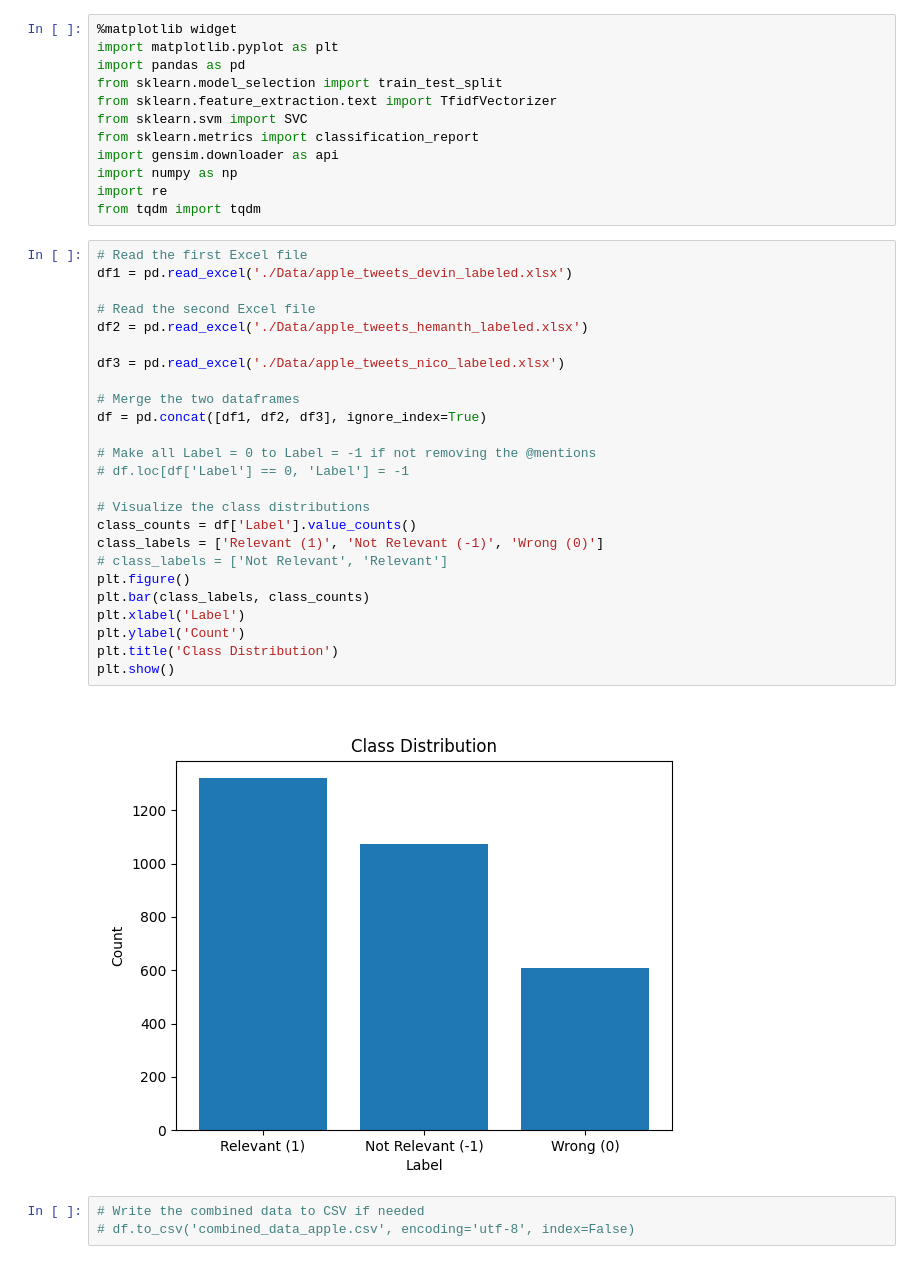
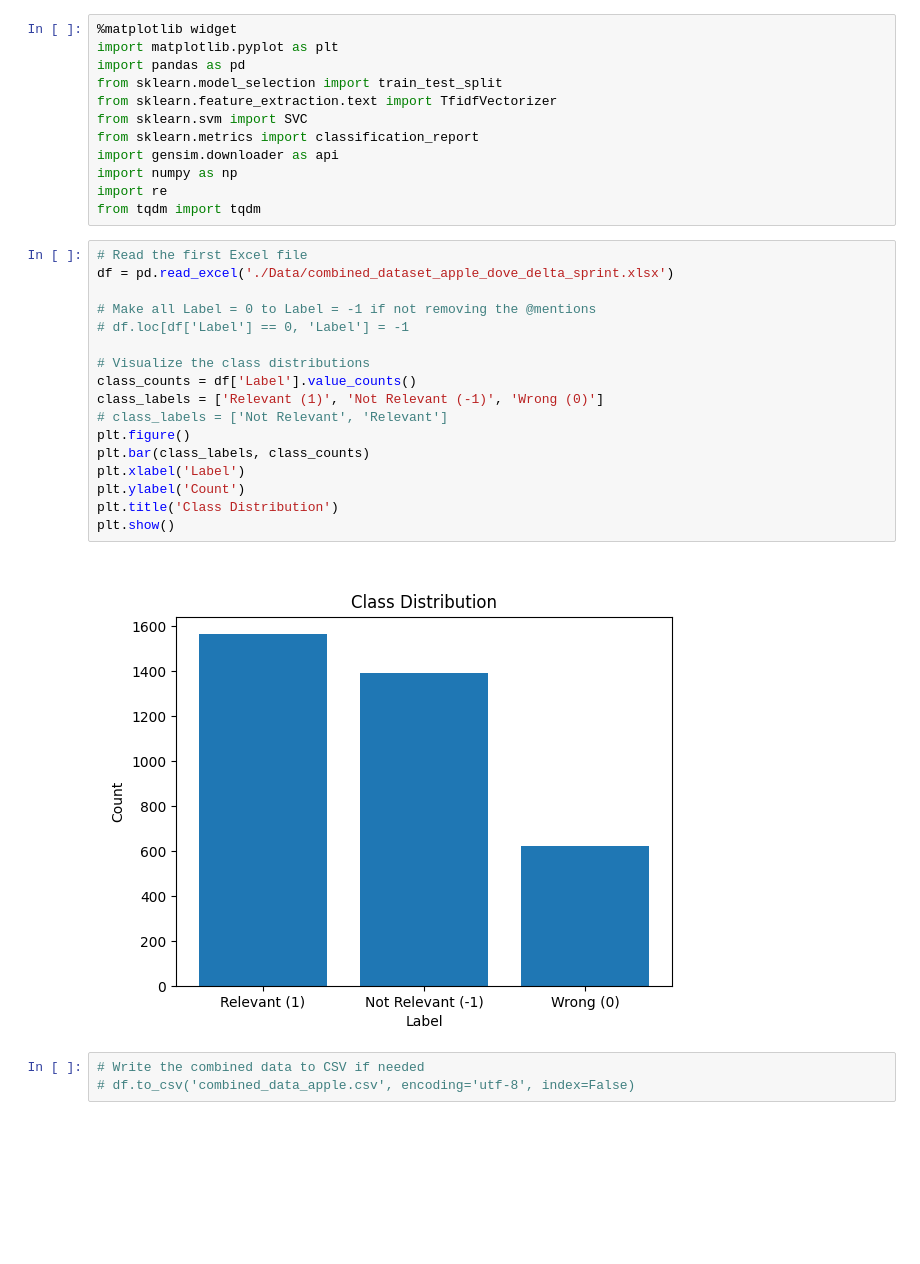
Before and after one commit to hemanth-nakshatri/Keyword-Relevance-Classification-via-Context-Analysis, a Jupyter notebook: 839-data-process.ipynb, the cells around one changed output. Saved outputs shown, nothing was run; the diff lists cells and outputs as text; blank space fills up the shorter version.

```diff
--- a/839-data-process.ipynb
+++ b/839-data-process.ipynb
@@ -12,31 +12,23 @@ import re
 from tqdm import tqdm
 # %%
 # Read the first Excel file
-df1 = pd.read_excel('./Data/apple_tweets_devin_labeled.xlsx')
-
-# Read the second Excel file
-df2 = pd.read_excel('./Data/apple_tweets_hemanth_labeled.xlsx')
-
-df3 = pd.read_excel('./Data/apple_tweets_nico_labeled.xlsx')
-
-# Merge the two dataframes
-df = pd.concat([df1, df2, df3], ignore_index=True)
+df = pd.read_excel('./Data/combined_dataset_apple_dove_delta_sprint.xlsx')
 
 # Make all Label = 0 to Label = -1 if not removing the @mentions
 # df.loc[df['Label'] == 0, 'Label'] = -1
 
 # Visualize the class distributions
 class_counts = df['Label'].value_counts()
 class_labels = ['Relevant (1)', 'Not Relevant (-1)', 'Wrong (0)']
 # class_labels = ['Not Relevant', 'Relevant']
 plt.figure()
 plt.bar(class_labels, class_counts)
 plt.xlabel('Label')
 plt.ylabel('Count')
 plt.title('Class Distribution')
 plt.show()
 # %% [output]
-[figure, old version]
+[figure, new version]
 # %%
 # Write the combined data to CSV if needed
 # df.to_csv('combined_data_apple.csv', encoding='utf-8', index=False)
```
Also changed, not shown: parts of 11 cells of this notebook.
